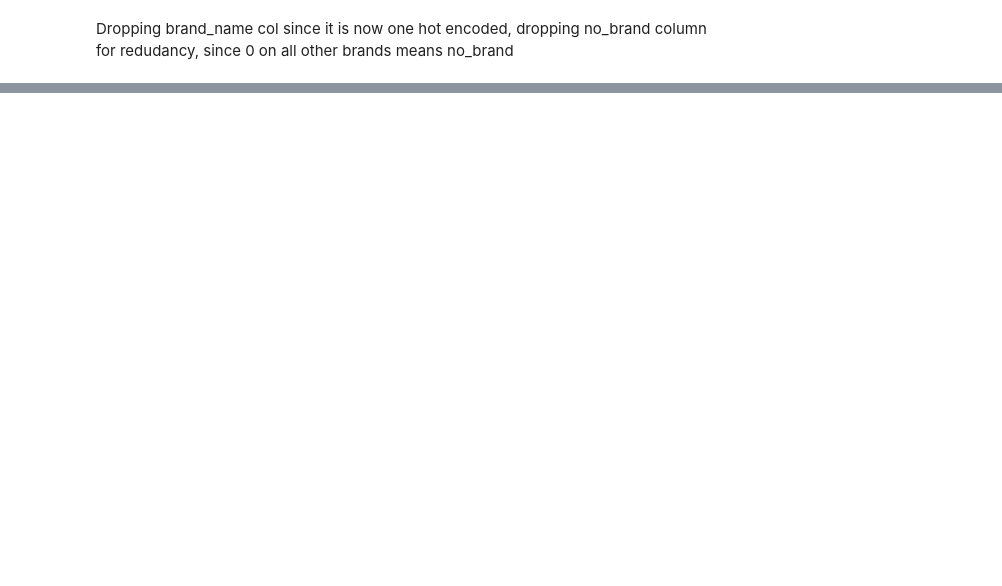
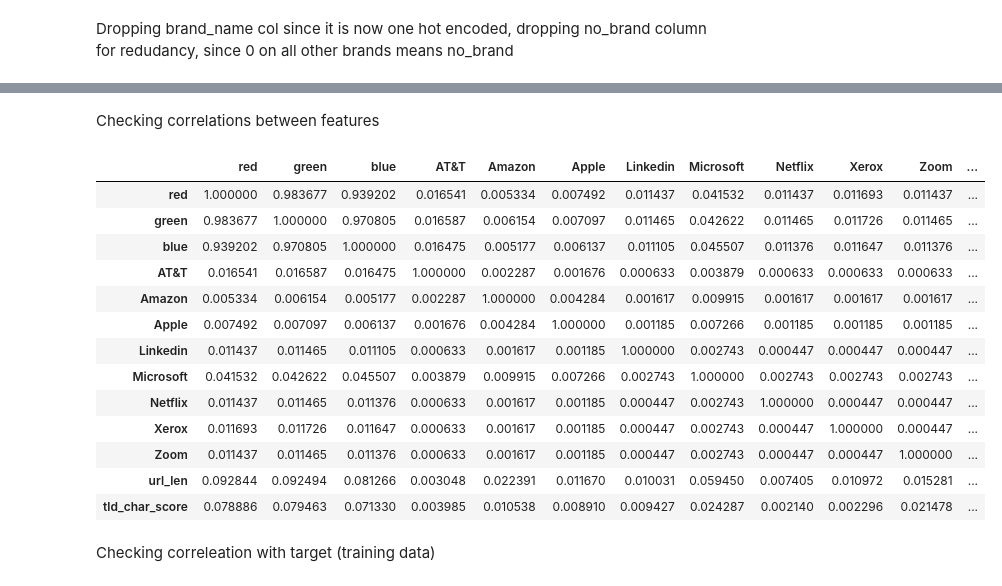
Before and after one commit to DanielYakubov/Phish-Sight-replication, a Jupyter notebook: EDA.ipynb, the cells around one changed output, grey strips where cells are left out. Cells and saved outputs as stored; diff of their text form; code cells hidden in the pictures; blank space fills up the shorter version.

Commit message:
added new features, corr analysis

```diff
--- a/EDA.ipynb
+++ b/EDA.ipynb
@@ -454,0 +519,14 @@ Checking correleation with target
+# %%
+def get_score(ung_probs, bg_probs, url_str):
+    url_chars = [c for c in url_str]
+    url_bgs = nltk.bigrams(url_chars)
+
+    # getting a score of each url char bigram
+    score = 0
+    for bigram in url_bgs:
+        # using linear interpolatation smoothing in negative log space to prevent underflow (lambda 0.5)
+        first_word, _ = bigram
+        score += 0.5*bg_probs.get(bigram, 0) + 0.5*ung_probs.get(first_word, 0)
+        # TODO probably should do entropy here
+    return score
+get_score(ung_probs, bg_probs, tester)
@@ -454,0 +535,15 @@ Checking correleation with target
+# %%
+bg_probs, ung_probs = get_english_char_bigram_probs()
+
+url_lens = []
+url_scores = []
+for url in data['URL']:
+    tld = get_top_level_domain(url)
+    l = get_url_len(tld)
+    score = get_score(ung_probs, bg_probs, tld)
+    url_lens.append(l)
+    url_scores.append(score)
+# %%
+# adding new features to data
+data['url_len'] = url_lens
+data['tld_char_score'] = url_scores
@@ -454,0 +558,23 @@ Checking correleation with target
+# %%
+y = data['status']
+X = data.drop(['status'], axis=1)
+X_train, X_test, y_train, y_test = train_test_split(X, y, test_size=0.1, random_state=42)
+# %% [markdown]
+Checking correlations between features
+# %%
+abs(X_train.corr())
+# %% [output]
+|  | red | green | blue | AT&T | Amazon | Apple | Linkedin | Microsoft | Netflix | Xerox | Zoom | ... |
+| red | 1.000000 | 0.983677 | 0.939202 | 0.016541 | 0.005334 | 0.007492 | 0.011437 | 0.041532 | 0.011437 | 0.011693 | 0.011437 | ... |
+| green | 0.983677 | 1.000000 | 0.970805 | 0.016587 | 0.006154 | 0.007097 | 0.011465 | 0.042622 | 0.011465 | 0.011726 | 0.011465 | ... |
+| blue | 0.939202 | 0.970805 | 1.000000 | 0.016475 | 0.005177 | 0.006137 | 0.011105 | 0.045507 | 0.011376 | 0.011647 | 0.011376 | ... |
+| AT&T | 0.016541 | 0.016587 | 0.016475 | 1.000000 | 0.002287 | 0.001676 | 0.000633 | 0.003879 | 0.000633 | 0.000633 | 0.000633 | ... |
+| Amazon | 0.005334 | 0.006154 | 0.005177 | 0.002287 | 1.000000 | 0.004284 | 0.001617 | 0.009915 | 0.001617 | 0.001617 | 0.001617 | ... |
+| Apple | 0.007492 | 0.007097 | 0.006137 | 0.001676 | 0.004284 | 1.000000 | 0.001185 | 0.007266 | 0.001185 | 0.001185 | 0.001185 | ... |
+| Linkedin | 0.011437 | 0.011465 | 0.011105 | 0.000633 | 0.001617 | 0.001185 | 1.000000 | 0.002743 | 0.000447 | 0.000447 | 0.000447 | ... |
+| Microsoft | 0.041532 | 0.042622 | 0.045507 | 0.003879 | 0.009915 | 0.007266 | 0.002743 | 1.000000 | 0.002743 | 0.002743 | 0.002743 | ... |
+| Netflix | 0.011437 | 0.011465 | 0.011376 | 0.000633 | 0.001617 | 0.001185 | 0.000447 | 0.002743 | 1.000000 | 0.000447 | 0.000447 | ... |
+| Xerox | 0.011693 | 0.011726 | 0.011647 | 0.000633 | 0.001617 | 0.001185 | 0.000447 | 0.002743 | 0.000447 | 1.000000 | 0.000447 | ... |
+| Zoom | 0.011437 | 0.011465 | 0.011376 | 0.000633 | 0.001617 | 0.001185 | 0.000447 | 0.002743 | 0.000447 | 0.000447 | 1.000000 | ... |
+| url_len | 0.092844 | 0.092494 | 0.081266 | 0.003048 | 0.022391 | 0.011670 | 0.010031 | 0.059450 | 0.007405 | 0.010972 | 0.015281 | ... |
+| tld_char_score | 0.078886 | 0.079463 | 0.071330 | 0.003985 | 0.010538 | 0.008910 | 0.009427 | 0.024287 | 0.002140 | 0.002296 | 0.021478 | ... |
@@ -455 +583,3 @@ Checking correleation with target
+# %% [markdown]
+Checking correleation with target (training data)
 # %%
```
Also changed, not shown: parts of 13 cells of this notebook.
